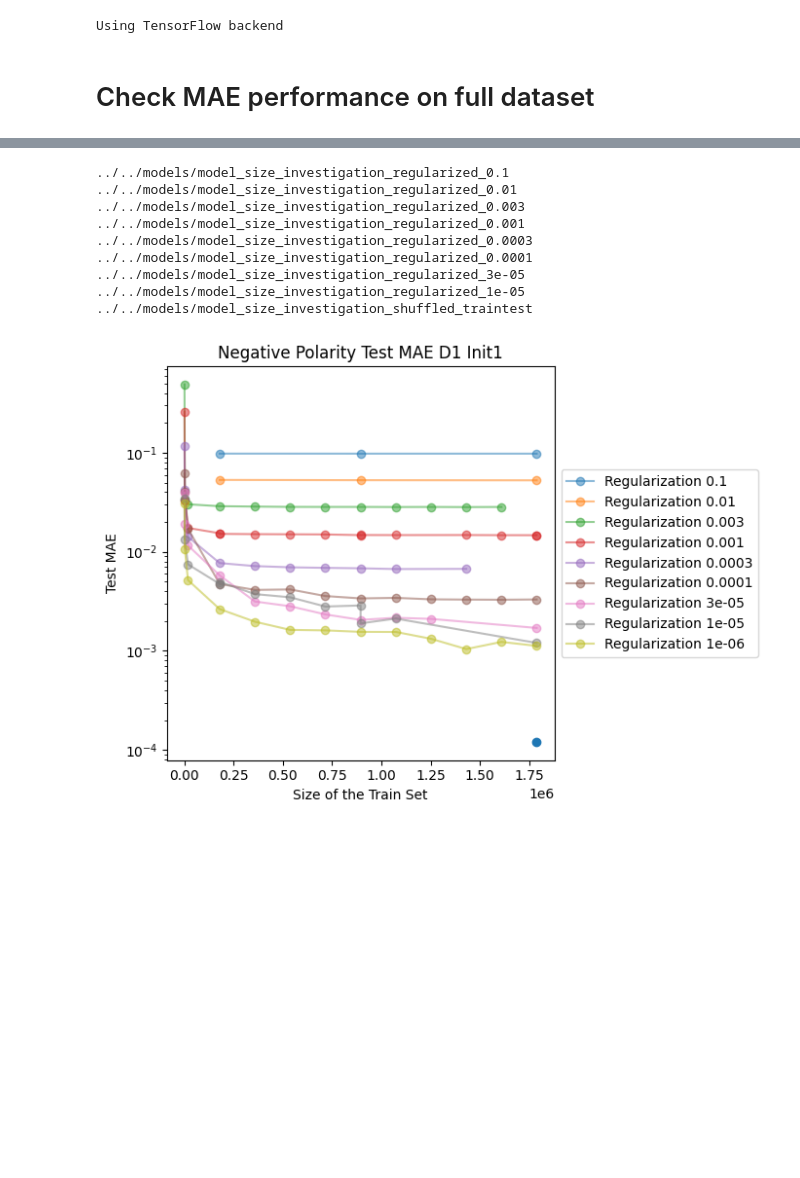
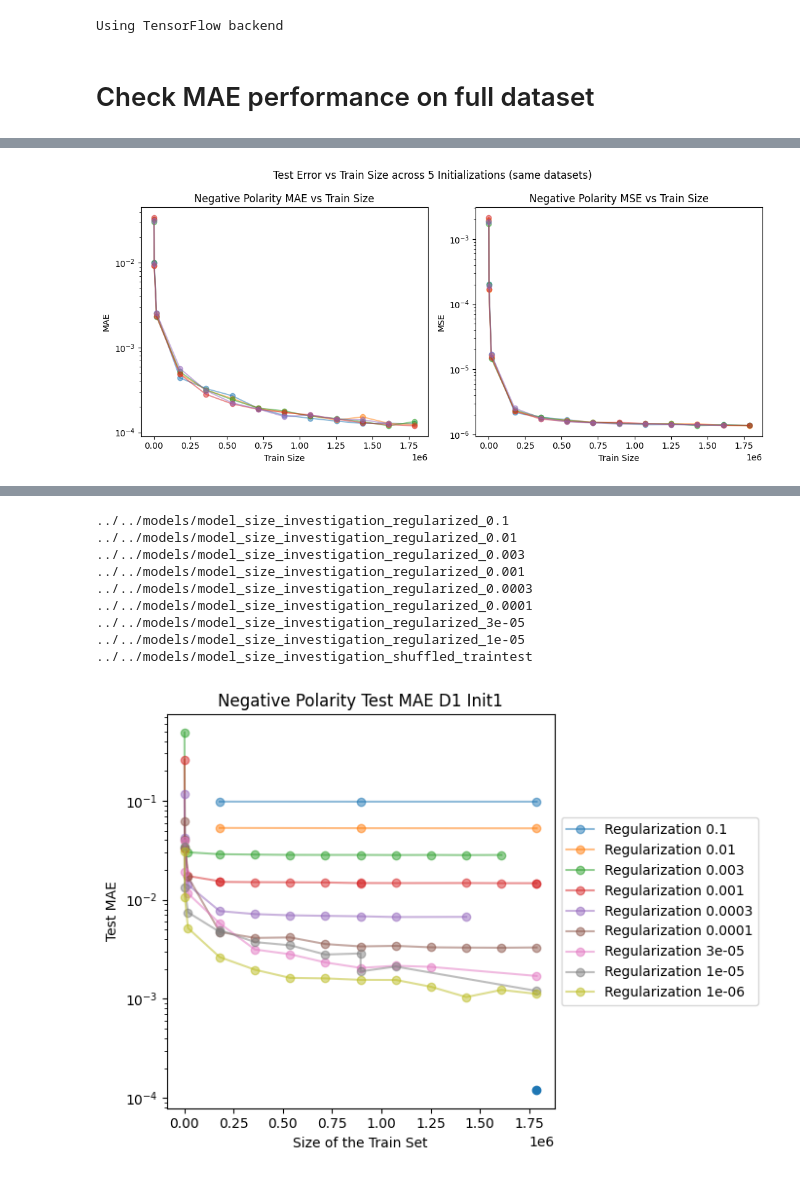
Before and after one commit to hawaii-ai/GalacticCosmicRays, a Jupyter notebook: notebooks/plot/plot_nn_train_size.ipynb, the cells around one changed output, grey strips where cells are left out. Saved outputs shown, nothing was run; the diff lists cells and outputs as text; code cells hidden in the pictures; blank space fills up the shorter version.

```diff
--- a/notebooks/plot/plot_nn_train_size.ipynb
+++ b/notebooks/plot/plot_nn_train_size.ipynb
@@ -54,0 +28,74 @@ plt.show()
+# %%
+inits = ['init1', 'init2', 'init3', 'init4', 'init5']
+dir = f'../../models/model_size_investigation_best_optuna'
+plt.figure(figsize=(11, 5))
+plt.suptitle('Test Error vs Train Size across 5 Initializations (same datasets)')
+
+# Plot test MAE across inits
+plt.subplot(1, 2, 1)
+plt.title('Negative Polarity MAE vs Train Size')
+plt.xlabel('Train Size')
+plt.ylabel('MAE')
+plt.yscale('log')
+
+# CSV files are in the format: train_size, train_mae, train_mse, test_mae, test_mse
+init1 = np.loadtxt(f'{dir}/data_d1_bootstrap_b1_model_{inits[0]}_neg_mae_mse.csv', delimiter=',')
+init2 = np.loadtxt(f'{dir}/data_d1_bootstrap_b1_model_{inits[1]}_neg_mae_mse.csv', delimiter=',')
+init3 = np.loadtxt(f'{dir}/data_d1_bootstrap_b1_model_{inits[2]}_neg_mae_mse.csv', delimiter=',')
+init4 = np.loadtxt(f'{dir}/data_d1_bootstrap_b1_model_{inits[3]}_neg_mae_mse.csv', delimiter=',')
+init5 = np.loadtxt(f'{dir}/data_d1_bootstrap_b1_model_{inits[4]}_neg_mae_mse.csv', delimiter=',')
+
+init1 = init1[np.argsort(init1[:, 0])]
+init2 = init2[np.argsort(init2[:, 0])]
+init3 = init3[np.argsort(init3[:, 0])]
+init4 = init4[np.argsort(init4[:, 0])]
+init5 = init5[np.argsort(init5[:, 0])]
+
+# For each train size (init1[:, 0]), find the lowest train MAE across all inits
+# train_fractions = init1[:, 0]
+# train_sizes = train_fractions * 1_788_892
+# min_train_vals = []
+# for init in inits:
+#     curr_init = np.loadtxt(f'{dir}/data_d1_bootstrap_b1_model_{init}_neg_mae_mse.csv', delimiter=',')
+#     for train_fraction in train_fractions:
+#         print(train_fraction)
+#         curr_init_curr_fraction = curr_init[curr_init[:, 0] == train_fraction]
+#         min_train_curr_fraction = np.min(curr_init_curr_fraction[:, 1])
+#         min_train_vals.append(min_train_curr_fraction)
+
+# Plot test values for each init
+plt.plot(init1[:, 0] * 1_788_892, init1[:, 3], alpha=0.5, marker='o', c='C0')
+plt.plot(init2[:, 0] * 1_788_892, init2[:, 3], alpha=0.5, marker='o', c='C1')
+plt.plot(init3[:, 0] * 1_788_892, init3[:, 3], alpha=0.5, marker='o', c='C2')
+plt.plot(init4[:, 0] * 1_788_892, init4[:, 3], alpha=0.5, marker='o', c='C3')
+plt.plot(init5[:, 0] * 1_788_892, init5[:, 3], alpha=0.5, marker='o', c='C4')
+# plt.scatter(train_sizes, min_train_vals, alpha=0.8, c='k', marker='x')
+
+# Plot test MSE across inits
+plt.subplot(1, 2, 2)
+plt.title('Negative Polarity MSE vs Train Size')
+plt.xlabel('Train Size')
+plt.ylabel('MSE')
+plt.yscale('log')
+
+# For each train size (init1[:, 0]), find the lowest train MAE across all inits
+# min_train_vals = []
+# for init in inits:
+#     curr_init = np.loadtxt(f'{dir}/data_d1_bootstrap_b1_model_{init}_neg_mae_mse.csv', delimiter=',')
+#     for train_fraction in train_fractions:
+#         curr_init_curr_fraction = curr_init[curr_init[:, 0] == train_fraction]
+#         min_train_curr_fraction = np.min(curr_init_curr_fraction[:, 2])
+#         min_train_vals.append(min_train_curr_fraction)
+
+# Plot test values for each init
+plt.plot(init1[:, 0] * 1_788_892, init1[:, 4], alpha=0.5, marker='o', c='C0')
+plt.plot(init2[:, 0] * 1_788_892, init2[:, 4], alpha=0.5, marker='o', c='C1')
+plt.plot(init3[:, 0] * 1_788_892, init3[:, 4], alpha=0.5, marker='o', c='C2')
+plt.plot(init4[:, 0] * 1_788_892, init4[:, 4], alpha=0.5, marker='o', c='C3')
+plt.plot(init5[:, 0] * 1_788_892, init5[:, 4], alpha=0.5, marker='o', c='C4')
+# plt.scatter(train_sizes, min_train_vals, alpha=0.8, c='k', marker='x')
+plt.tight_layout()
+plt.savefig(f'{dir}/test_error_vs_train_size_inits.png', dpi=300)
+plt.show()
+# %% [output]
+[figure, added]
```
Also changed, not shown: parts of 3 cells of this notebook, 11 other files.
